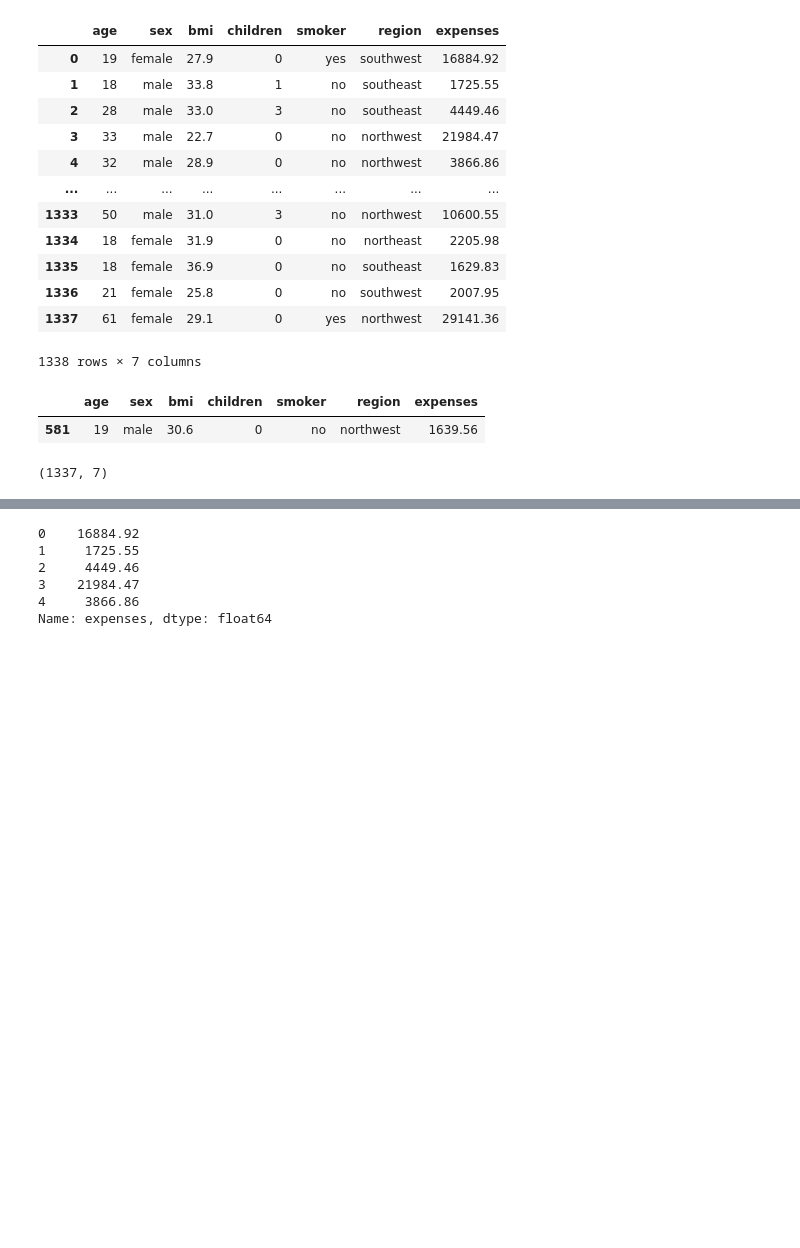
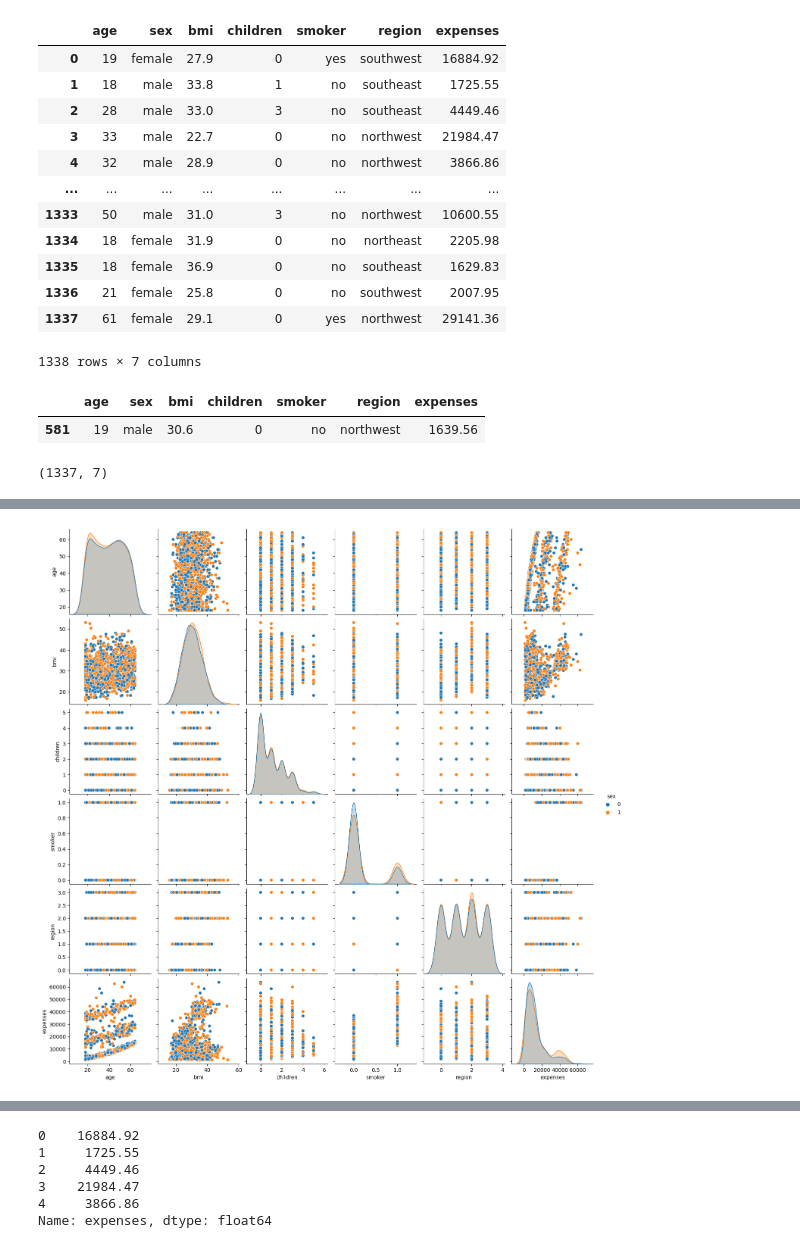
Before and after one commit to iamaakashpal/Insurance-Premium-Prediction, a Jupyter notebook: jupyter_notebook/Feature_Engineering.ipynb, the cells around one changed output, grey strips where cells are left out. Drawn from its saved outputs; the diff is of its cells as text; code cells hidden in the pictures; blank space fills up the shorter version.

```diff
--- a/jupyter_notebook/Feature_Engineering.ipynb
+++ b/jupyter_notebook/Feature_Engineering.ipynb
@@ -58,3 +85,8 @@ dataset.head()
+# %%
+sns.pairplot(dataset,hue='sex')
+plt.show()
+# %% [output]
+[figure, added]
 # %%
 # Splitting Data into Independent and Dependent Variable
 
```
Also changed, not shown: parts of 29 cells of this notebook.
